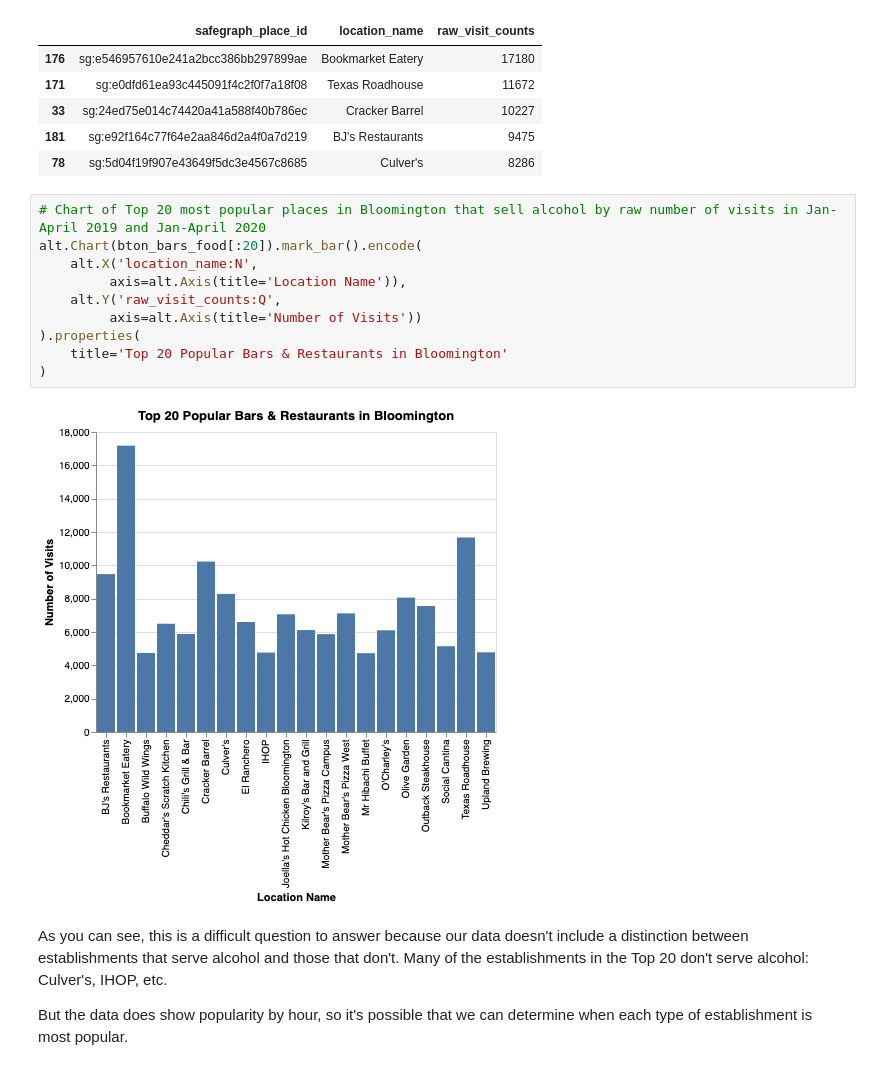
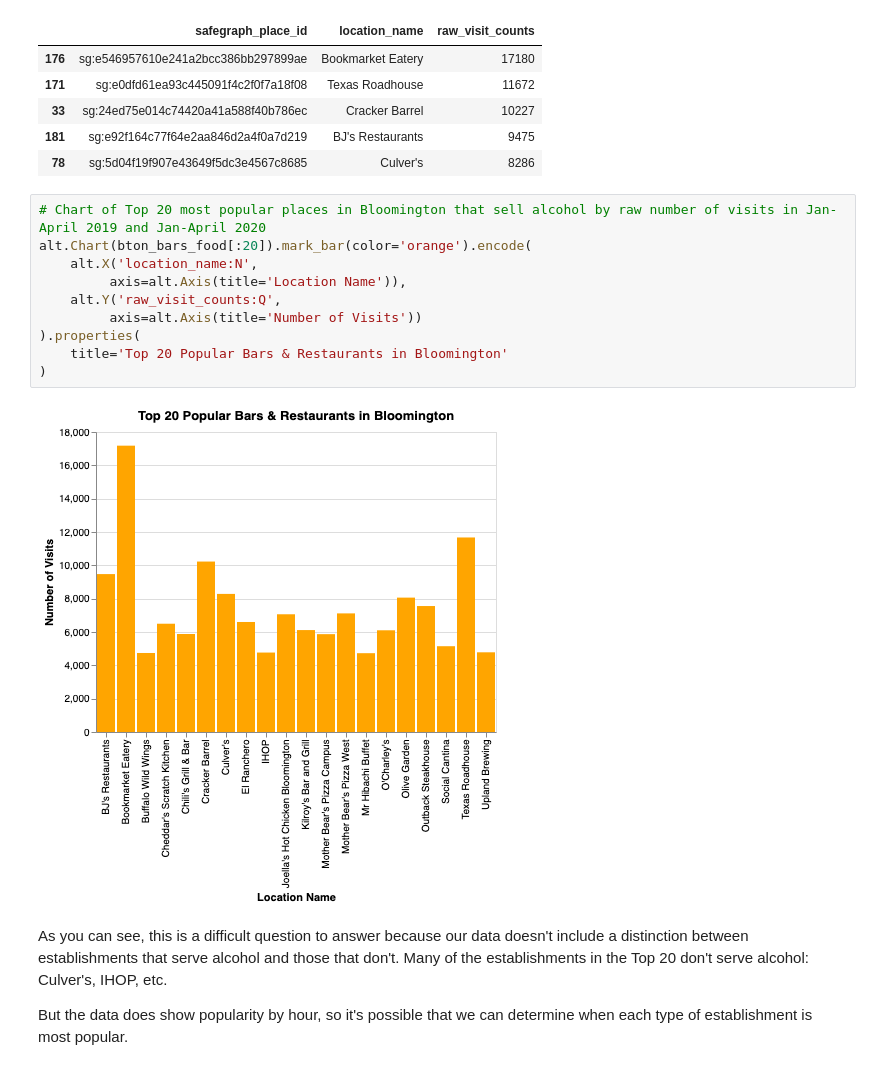
Before and after one commit to robcit/i590dviz-final, a Jupyter notebook: bloomington_places_summary.ipynb, the cells around one changed output. Saved outputs shown, nothing was run; the diff lists cells and outputs as text.

```diff
--- a/bloomington_places_summary.ipynb
+++ b/bloomington_places_summary.ipynb
@@ -121,16 +120,16 @@ bton_bars_food.head()
 | 78 | sg:5d04f19f907e43649f5dc3e4567c8685 | Culver's | 8286 |
 # %%
 # Chart of Top 20 most popular places in Bloomington that sell alcohol by raw number of visits in Jan-April 2019 and Jan-April 2020
-alt.Chart(bton_bars_food[:20]).mark_bar().encode(
+alt.Chart(bton_bars_food[:20]).mark_bar(color='orange').encode(
     alt.X('location_name:N',
          axis=alt.Axis(title='Location Name')),
     alt.Y('raw_visit_counts:Q',
          axis=alt.Axis(title='Number of Visits'))
 ).properties(
     title='Top 20 Popular Bars & Restaurants in Bloomington'
 )
 # %% [output]
-[figure, old version]
+[figure, new version]
 # %% [markdown]
 As you can see, this is a difficult question to answer because our data doesn't include a distinction between establishments that serve alcohol and those that don't.  Many of the establishments in the Top 20 don't serve alcohol: Culver's, IHOP, etc.
 
```
Also changed, not shown: parts of 10 cells of this notebook, 8 other files.
